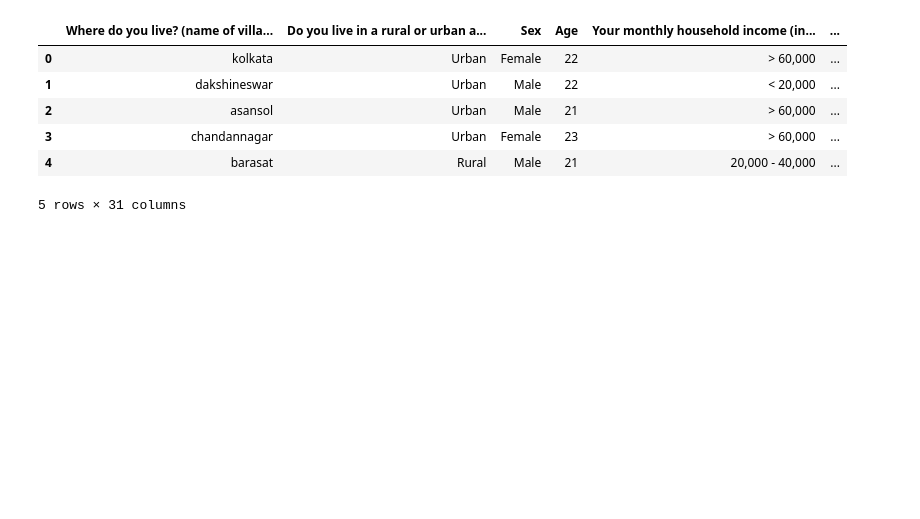
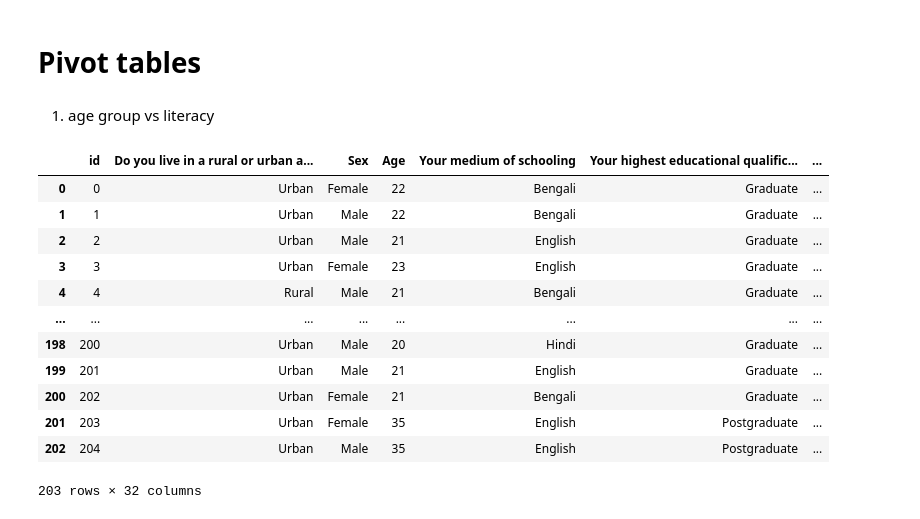
Before and after one commit to Roudranil/Financial-Literacy-project, a Jupyter notebook: stattests.ipynb, the cells around one changed output. Cells and saved outputs as stored; diff of their text form; code cells hidden in the pictures; blank space fills up the shorter version.

Commit message:
renamed column entries

```diff
--- a/stattests.ipynb
+++ b/stattests.ipynb
@@ -22,10 +10,58 @@ df['What percentage of your total monthly income (or allowance) do you keep asid
-# %%
-df.head()
-# %% [output]
-|  | Where do you live? (name of villa... | Do you live in a rural or urban a... | Sex | Age | Your monthly household income (in... | ... |
-| 0 | kolkata | Urban | Female | 22 | > 60,000 | ... |
-| 1 | dakshineswar | Urban | Male | 22 | < 20,000 | ... |
-| 2 | asansol | Urban | Male | 21 | > 60,000 | ... |
-| 3 | chandannagar | Urban | Female | 23 | > 60,000 | ... |
-| 4 | barasat | Rural | Male | 21 | 20,000 - 40,000 | ... |
-5 rows × 31 columns
+# %%
+data = pd.read_csv("dataset_with_score.csv")
+# %%
+oldName_to_newName = {
+    'id': 'id',
+    'Where do you live? (name of village/town/city)': 'P1',
+    'Do you live in a rural or urban area?': 'P2',
+    'Sex': 'P3',
+    'Age': 'P4',
+    'Your medium of schooling': 'P5',
+    'Your highest educational qualification': 'P6',
+    'Your monthly household income (in INR)': 'P7',
+    'Who do you live with in your residence (i.e., where you currently reside)? ': 'P8',
+    "Your father's highest educational qualification": 'P9',
+    "Your mother's highest educational qualification": 'P10',
+    'Who is responsible for making day-to-day decisions about money in your household?': 'F1',
+    'Do you prepare a budget to keep track of necessary expenses and savings?': 'F2',
+    'How do you keep track of your monthly expenses?': 'F3',
+    'In the past 12 months have you been personally saving money in any of the following ways?': 'F4',
+    'What percentage of your total monthly income (or allowance) do you keep aside for active savings?': 'F5',
+    'What do you usually do to grow the money that you manage to save each month?': 'F6',
+    'If you lost your main source of income today, how long would you be able to continue your current living expenses without borrowing money or moving house?': 'F7',
+    'In the last 12 months have you done the following?': 'S1',
+    'For an online payment that has to be made by card, which one would you opt for generally?': 'A1',
+    'You are looking to buy new headphones online and you have 2 choices, out of which you need to choose one. The first set of headphones are priced at ₹700, while the other set is marked at ₹1,000 with a 30% discount. Both the sets are similar in terms of quality, performance, and durability.': 'A2',
+    'From the list given below, identify items that are classified as assets:': 'K1',
+    "Suppose you buy a piece of land for  ₹5 lakhs. After 10 years, you sell this land for ₹7 lakhs. How much would your profit be after selling the land? (Assume you don't have to pay any kind of taxes)": 'K2',
+    'You have borrowed ₹100 from a friend. Which would be the lower amount to pay back: ₹105 or ₹100 plus 3%?': 'K3',
+    'Assume that the income tax rate for an annual income between ₹1 lakh and ₹2 lakhs is 5% and for an annual income between ₹2 lakhs and ₹4 lakhs, the income tax rate is 10%. If your annual income is ₹3 lakhs, your income tax would be:': 'K4',
+    'You want to buy a phone worth ₹25,000 and you decide to save ₹5,000 each month. In your third month of savings period (which would be of 5 months), a relative gifts you ₹4,000 in form of cash. What would you most likely do with this money?' : 'K5',
+    'Just when you were about to reach your target of saving ₹25,000 for your new phone, you hear about another new, different model worth ₹22,000 and see a huge number of people booking it, along with good recommendations from a lot of well known experts and analysts.': 'K6',
+    "You have ₹200 to spend on lunch and you're hungry. You buy some food items worth ₹180 and you feel full again after eating. You are now left with ₹20 of your lunch budget. What are you most likely to do?": 'K7',
+    'Which one of the following investments do you consider as safer: putting your entire money in one business/investment, or putting your money into multiple businesses/investments?': 'K8',
+    "You lend Rs. 25 to a friend and they return you Rs. 25 the next day. How much interest did they pay on this loan?": 'K9',
+    "Say someone puts Rs. 100 into a tax free, no fee savings account with guaranteed interest is 2% per year. What will be the amount in the account after 5 years?": 'K10',
+    "Suppose 5 brothers are given Rs. 1000 and asked to divide among themselves. However they have to wait for a year to get the money. If inflation stays at X%, then in 1 year will they be able to buy": 'K11'
+}
+newName_to_oldName = {item[1]: item[0] for item in oldName_to_newName.items()}
+# %% [markdown]
+# Pivot tables
+# %% [markdown]
+1. age group vs literacy
+# %%
+data.rename(columns=newName_to_oldName)
+# %% [output]
+|  | id | Do you live in a rural or urban a... | Sex | Age | Your medium of schooling | Your highest educational qualific... | ... |
+| 0 | 0 | Urban | Female | 22 | Bengali | Graduate | ... |
+| 1 | 1 | Urban | Male | 22 | Bengali | Graduate | ... |
+| 2 | 2 | Urban | Male | 21 | English | Graduate | ... |
+| 3 | 3 | Urban | Female | 23 | English | Graduate | ... |
+| 4 | 4 | Rural | Male | 21 | Bengali | Graduate | ... |
+| ... | ... | ... | ... | ... | ... | ... | ... |
+| 198 | 200 | Urban | Male | 20 | Hindi | Graduate | ... |
+| 199 | 201 | Urban | Male | 21 | English | Graduate | ... |
+| 200 | 202 | Urban | Female | 21 | Bengali | Graduate | ... |
+| 201 | 203 | Urban | Female | 35 | English | Postgraduate | ... |
+| 202 | 204 | Urban | Male | 35 | English | Postgraduate | ... |
+203 rows × 32 columns
```
Also changed, not shown: parts of 2 cells of this notebook, 5 other files.
